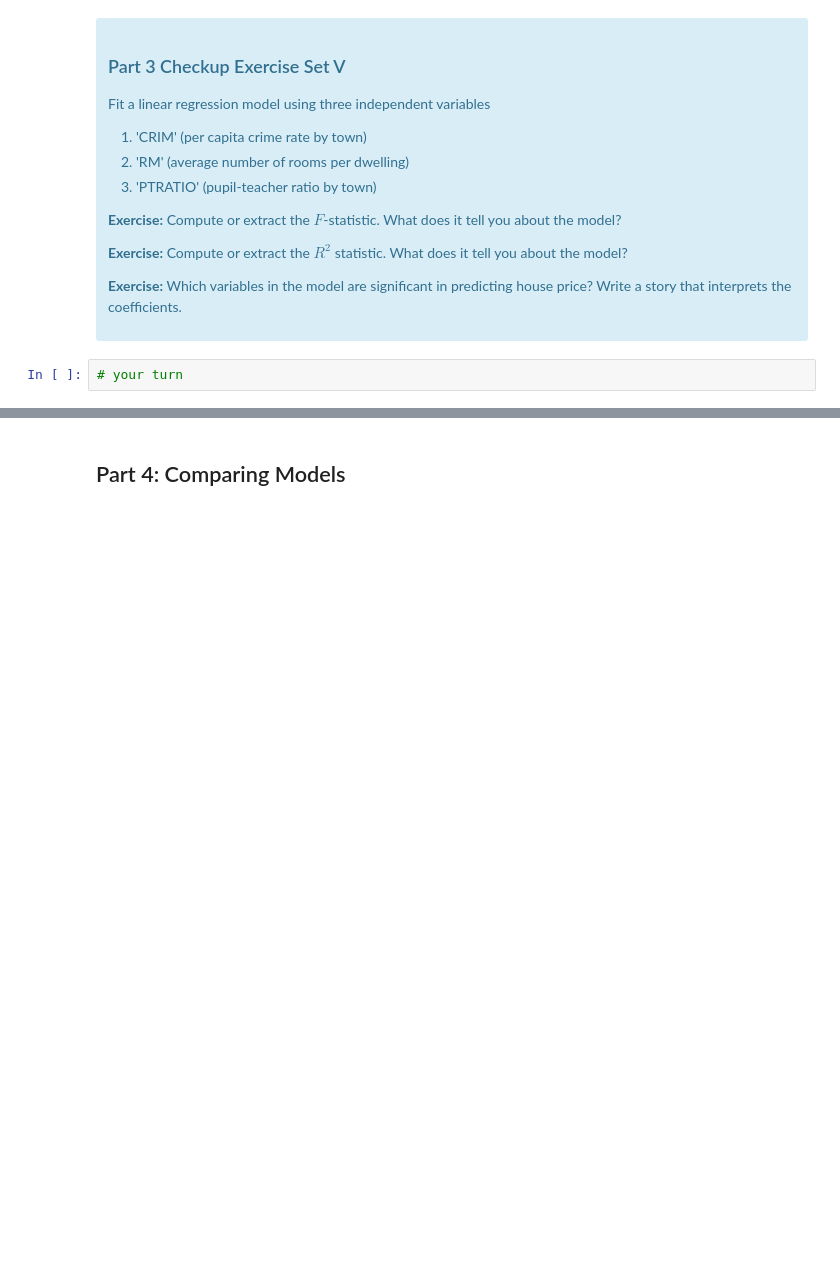
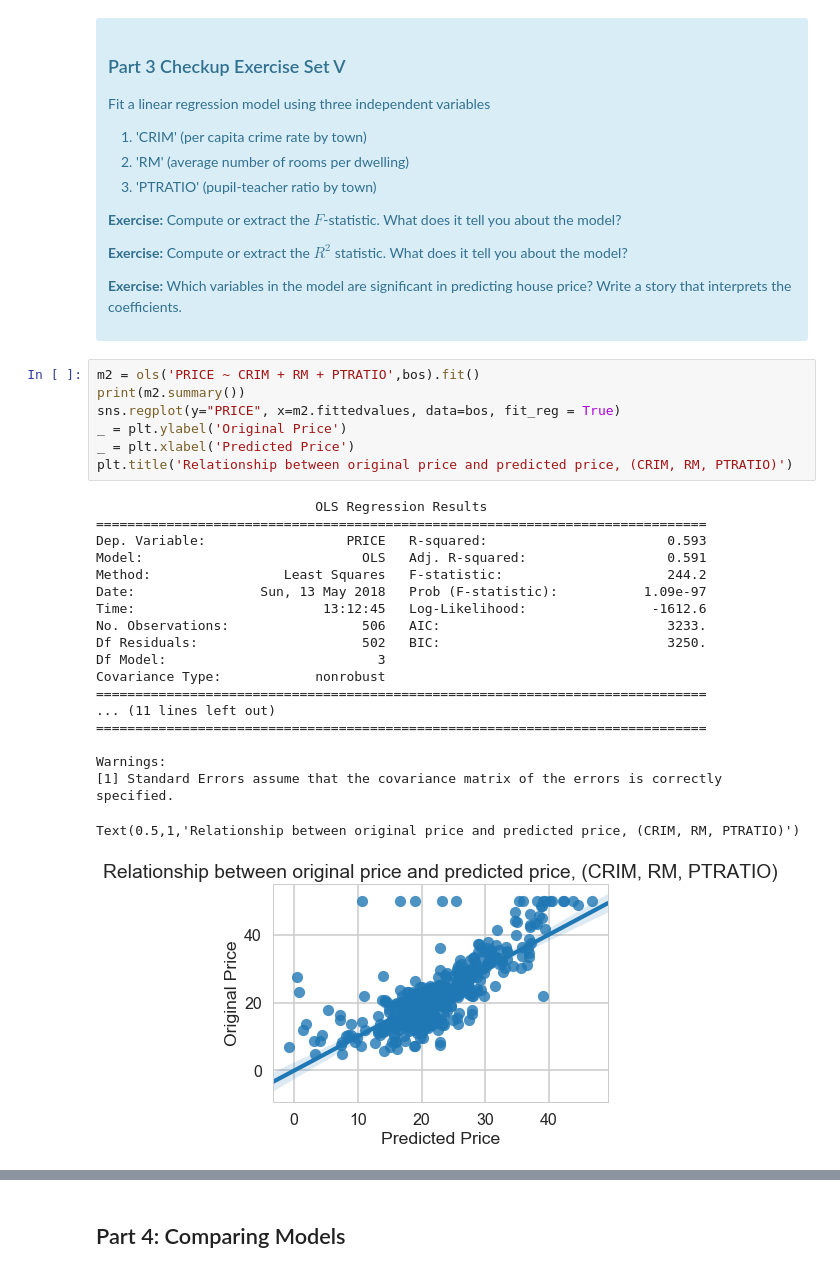
Before and after one commit to sanjogh777/Springboard, a Jupyter notebook: Machine Learning/linear_regression/Mini_Project_Linear_Regression.ipynb, the cells around one changed output, grey strips where cells are left out. Cells and saved outputs as stored; diff of their text form; blank space fills up the shorter version.

```diff
--- a/Machine Learning/linear_regression/Mini_Project_Linear_Regression.ipynb
+++ b/Machine Learning/linear_regression/Mini_Project_Linear_Regression.ipynb
@@ -726,5 +808,30 @@ Once we compute the $F$-statistic, we can use the $F$-distribution with $N-K$ an
 
 <p><b>Exercise:</b> Which variables in the model are significant in predicting house price? Write a story that interprets the coefficients.</p>
 </div>
-# %%
-# your turn
+# %%
+m2 = ols('PRICE ~ CRIM + RM + PTRATIO',bos).fit()
+print(m2.summary())
+sns.regplot(y="PRICE", x=m2.fittedvalues, data=bos, fit_reg = True)
+_ = plt.ylabel('Original Price')
+_ = plt.xlabel('Predicted Price')
+plt.title('Relationship between original price and predicted price, (CRIM, RM, PTRATIO)')
+# %% [output]
+                            OLS Regression Results
+==============================================================================
+Dep. Variable:                  PRICE   R-squared:                       0.593
+Model:                            OLS   Adj. R-squared:                  0.591
+Method:                 Least Squares   F-statistic:                     244.2
+Date:                Sun, 13 May 2018   Prob (F-statistic):           1.09e-97
+Time:                        13:12:45   Log-Likelihood:                -1612.6
+No. Observations:                 506   AIC:                             3233.
+Df Residuals:                     502   BIC:                             3250.
+Df Model:                           3
+Covariance Type:            nonrobust
+==============================================================================
+... (11 lines left out)
+==============================================================================
+
+Warnings:
+[1] Standard Errors assume that the covariance matrix of the errors is correctly specified.
+Text(0.5,1,'Relationship between original price and predicted price, (CRIM, RM, PTRATIO)')
+[figure, added]
```
Also changed, not shown: parts of 45 cells of this notebook.
